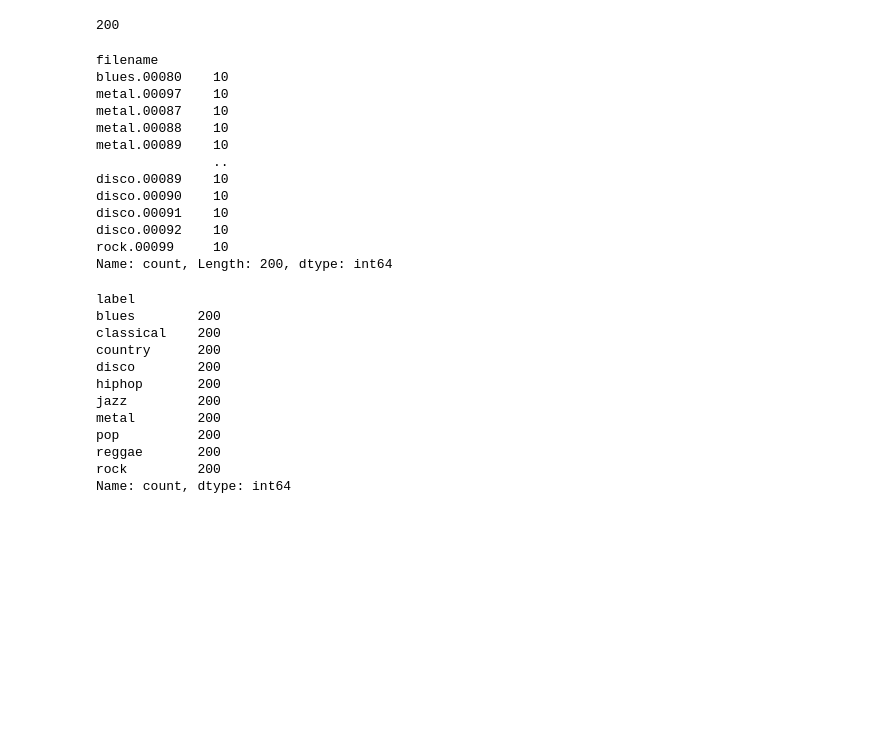
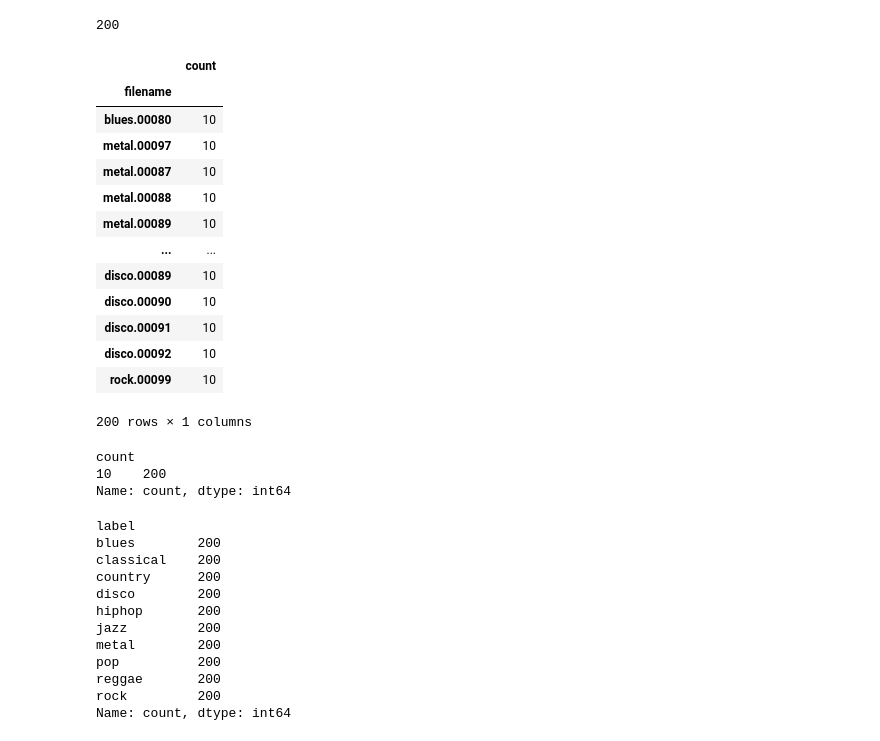
Before and after one commit to Adnan525/music_genre_classification, a Jupyter notebook: sec3.ipynb, the cells around one changed output. Cells and saved outputs as stored; diff of their text form; code cells hidden in the pictures; blank space fills up the shorter version.

```diff
--- a/sec3.ipynb
+++ b/sec3.ipynb
@@ -140,21 +192,30 @@ len(test["filename"].unique())
 # %% [output]
 200
 # %%
-test["filename"].value_counts()
+test_set_value_count_df = pd.DataFrame(test["filename"].value_counts())
-# %% [output]
-filename
-blues.00080    10
-metal.00097    10
-metal.00087    10
-metal.00088    10
-metal.00089    10
-               ..
-disco.00089    10
-disco.00090    10
-disco.00091    10
-disco.00092    10
-rock.00099     10
-Name: count, Length: 200, dtype: int64
+# %%
+test_set_value_count_df
+# %% [output]
+|  | count |
+| filename |  |
+| blues.00080 | 10 |
+| metal.00097 | 10 |
+| metal.00087 | 10 |
+| metal.00088 | 10 |
+| metal.00089 | 10 |
+| ... | ... |
+| disco.00089 | 10 |
+| disco.00090 | 10 |
+| disco.00091 | 10 |
+| disco.00092 | 10 |
+| rock.00099 | 10 |
+200 rows × 1 columns
+# %%
+test_set_value_count_df["count"].value_counts()
+# %% [output]
+count
+10    200
+Name: count, dtype: int64
 # %%
 test["label"].value_counts()
 # %% [output]
```
Also changed, not shown: parts of 10 cells of this notebook, 1 other file.
